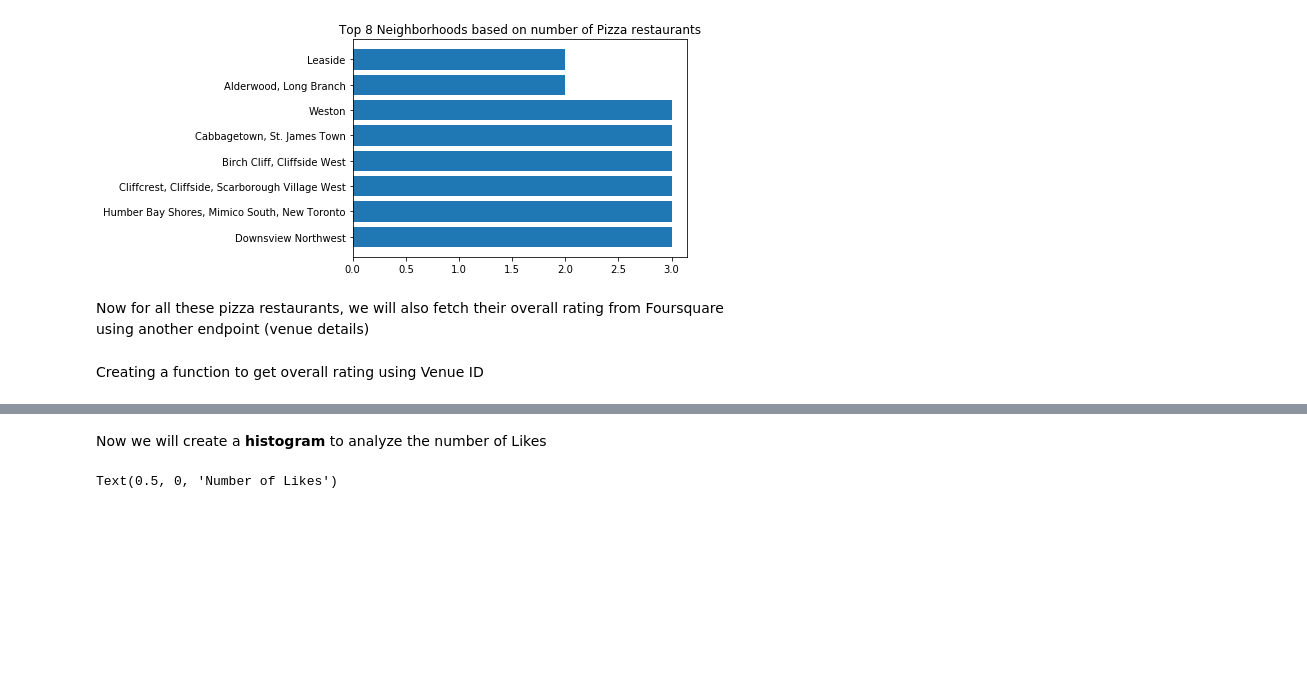
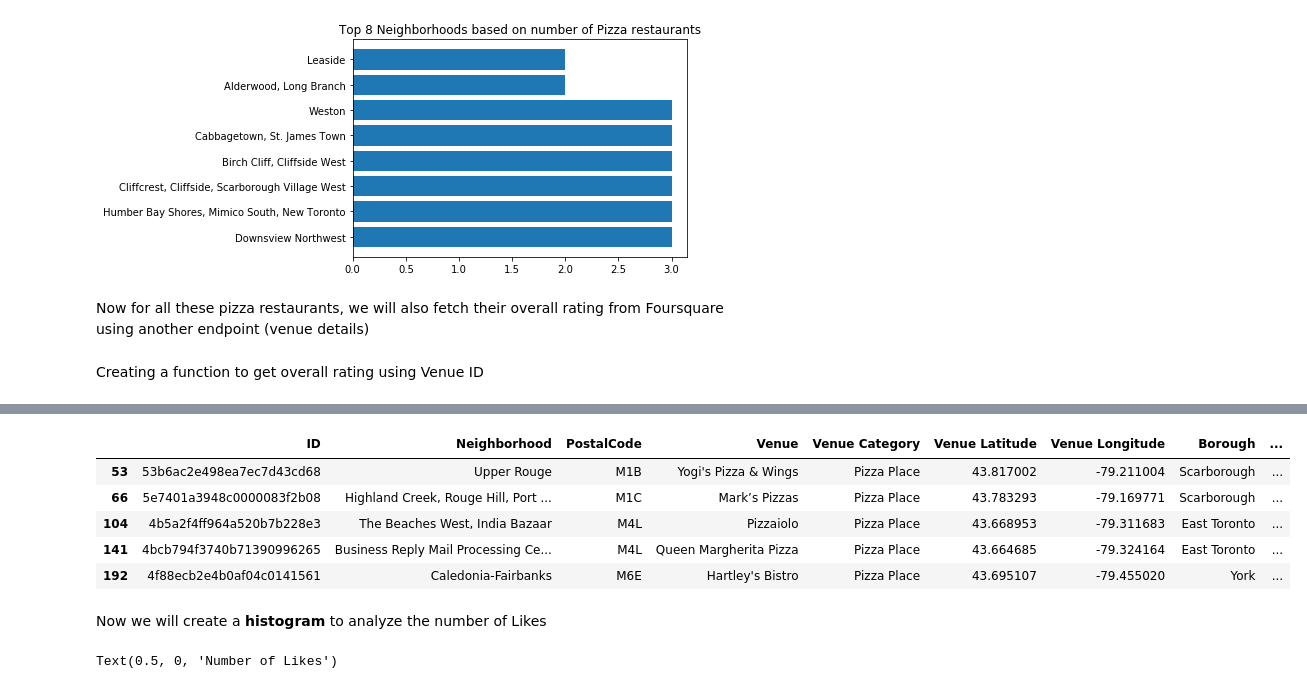
Before and after one commit to sal-eng/Coursera_Capstone, a Jupyter notebook: Capstone_Project_Pizza_Restaurants.ipynb, the cells around one changed output, grey strips where cells are left out. Saved outputs shown, nothing was run; the diff lists cells and outputs as text; code cells hidden in the pictures; blank space fills up the shorter version.

```diff
--- a/Capstone_Project_Pizza_Restaurants.ipynb
+++ b/Capstone_Project_Pizza_Restaurants.ipynb
@@ -387,3 +326,12 @@ https://api.foursquare.com/v2/venues/4c47927c1ddec928fbec9d32?client_id=TTEYGX0L
+# %%
+new_pizza_df.head()
+# %% [output]
+|  | ID | Neighborhood | PostalCode | Venue | Venue Category | Venue Latitude | Venue Longitude | Borough | ... |
+| 53 | 53b6ac2e498ea7ec7d43cd68 | Upper Rouge | M1B | Yogi's Pizza & Wings | Pizza Place | 43.817002 | -79.211004 | Scarborough | ... |
+| 66 | 5e7401a3948c0000083f2b08 | Highland Creek, Rouge Hill, Port ... | M1C | Mark’s Pizzas | Pizza Place | 43.783293 | -79.169771 | Scarborough | ... |
+| 104 | 4b5a2f4ff964a520b7b228e3 | The Beaches West, India Bazaar | M4L | Pizzaiolo | Pizza Place | 43.668953 | -79.311683 | East Toronto | ... |
+| 141 | 4bcb794f3740b71390996265 | Business Reply Mail Processing Ce... | M4L | Queen Margherita Pizza | Pizza Place | 43.664685 | -79.324164 | East Toronto | ... |
+| 192 | 4f88ecb2e4b0af04c0141561 | Caledonia-Fairbanks | M6E | Hartley's Bistro | Pizza Place | 43.695107 | -79.455020 | York | ... |
 # %% [markdown]
 Now we will create a **histogram** to analyze the number of Likes
 # %%
```
Also changed, not shown: parts of 8 cells of this notebook.
